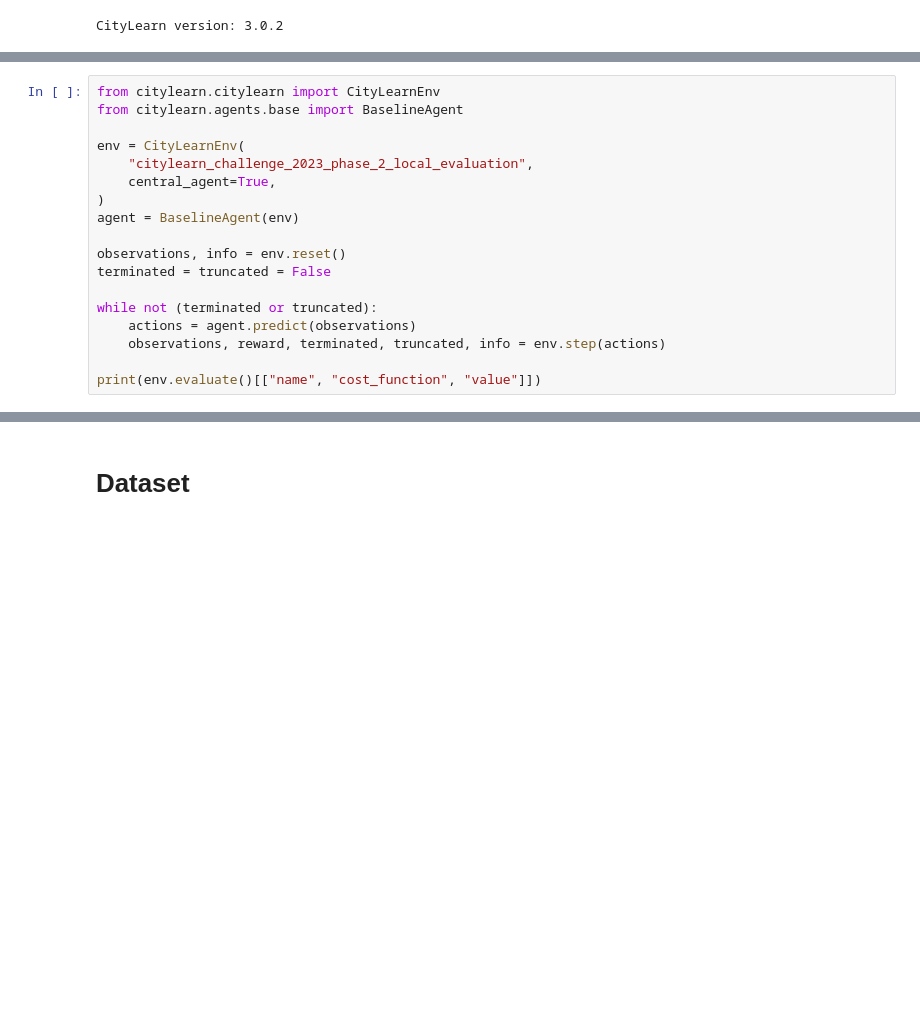
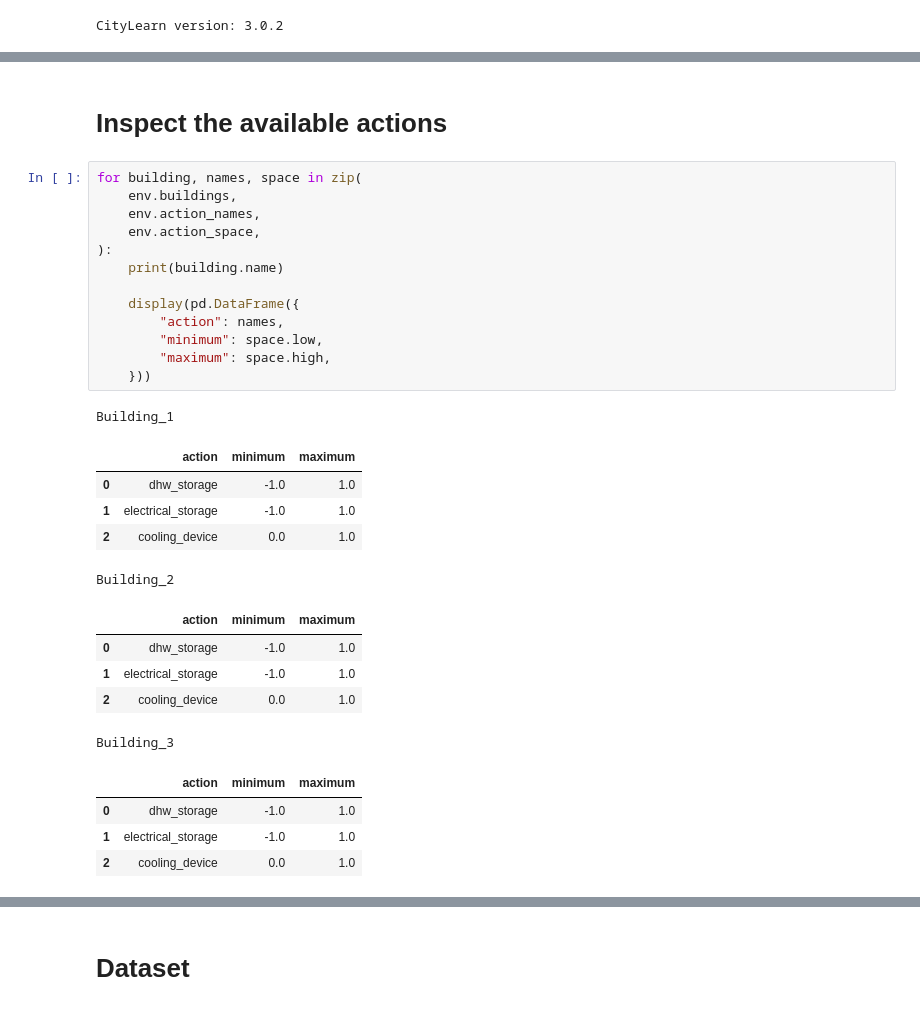
Before and after one commit to tankahxuan/cs5446_project, a Jupyter notebook: notebooks/00_Getting_Started.ipynb, the cells around one changed output, grey strips where cells are left out. Drawn from its saved outputs; the diff is of its cells as text; blank space fills up the shorter version.

```diff
--- a/notebooks/00_Getting_Started.ipynb
+++ b/notebooks/00_Getting_Started.ipynb
@@ -10,18 +31,0 @@ import pandas as pd
-# %%
-from citylearn.citylearn import CityLearnEnv
-from citylearn.agents.base import BaselineAgent
-
-env = CityLearnEnv(
-    "citylearn_challenge_2023_phase_2_local_evaluation",
-    central_agent=True,
-)
-agent = BaselineAgent(env)
-
-observations, info = env.reset()
-terminated = truncated = False
-
-while not (terminated or truncated):
-    actions = agent.predict(observations)
-    observations, reward, terminated, truncated, info = env.step(actions)
-
-print(env.evaluate()[["name", "cost_function", "value"]])
@@ -69,0 +76,31 @@ indoor_dry_bulb_temperature_cooling_set_point: 24.44444465637207
+# %% [markdown]
+# Inspect the available actions
+# %%
+for building, names, space in zip(
+    env.buildings,
+    env.action_names,
+    env.action_space,
+):
+    print(building.name)
+
+    display(pd.DataFrame({
+        "action": names,
+        "minimum": space.low,
+        "maximum": space.high,
+    }))
+# %% [output]
+Building_1
+|  | action | minimum | maximum |
+| 0 | dhw_storage | -1.0 | 1.0 |
+| 1 | electrical_storage | -1.0 | 1.0 |
+| 2 | cooling_device | 0.0 | 1.0 |
+Building_2
+|  | action | minimum | maximum |
+| 0 | dhw_storage | -1.0 | 1.0 |
+| 1 | electrical_storage | -1.0 | 1.0 |
+| 2 | cooling_device | 0.0 | 1.0 |
+Building_3
+|  | action | minimum | maximum |
+| 0 | dhw_storage | -1.0 | 1.0 |
+| 1 | electrical_storage | -1.0 | 1.0 |
+| 2 | cooling_device | 0.0 | 1.0 |
```
Also changed, not shown: parts of 22 cells of this notebook, 24 other files.
